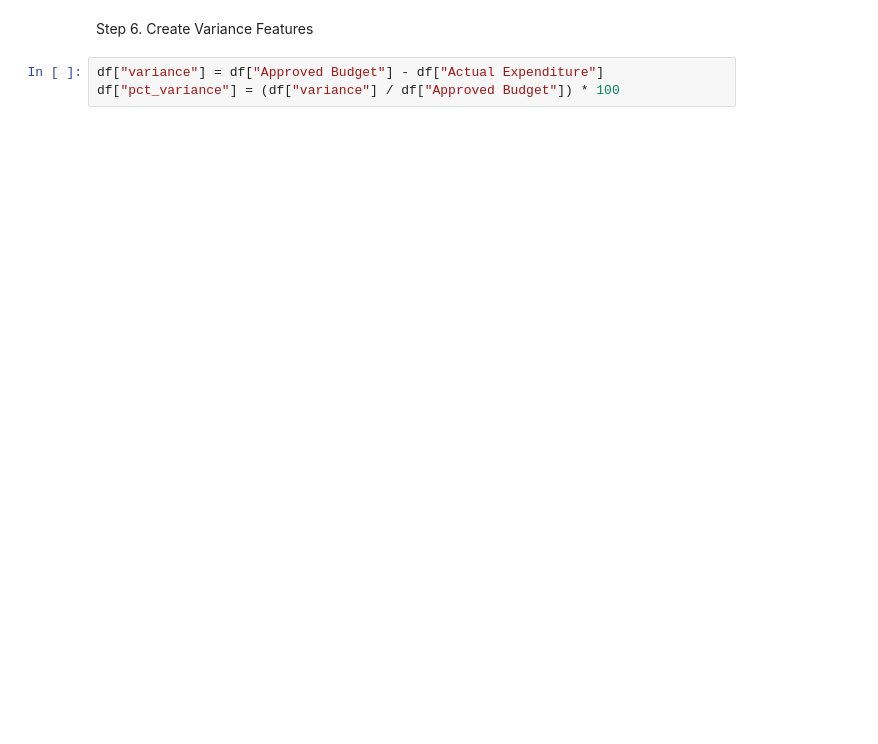
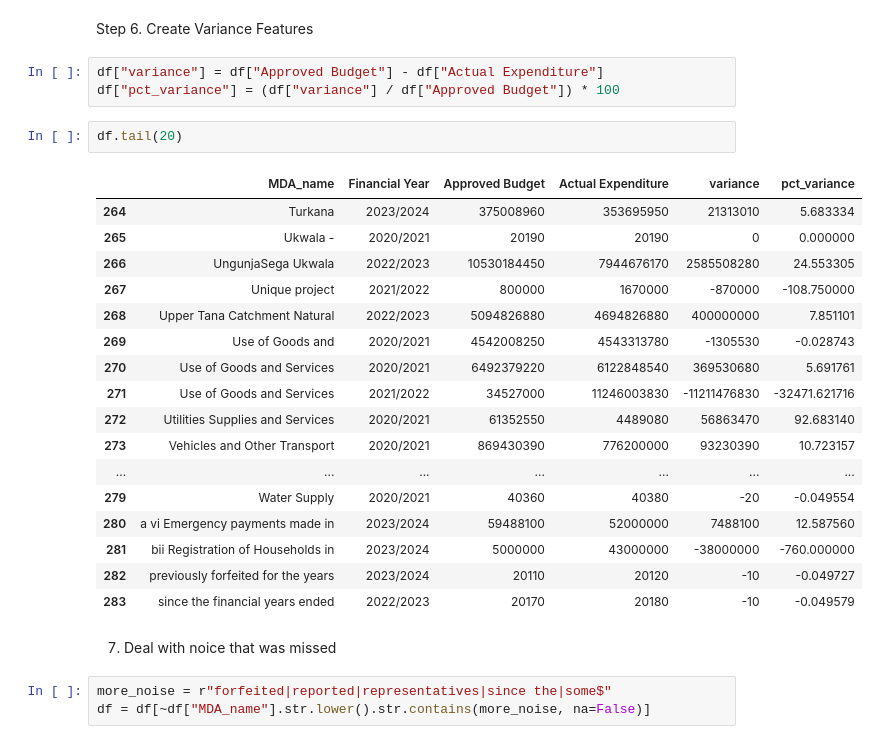
Before and after one commit to Sydney-Were/Analysis-of-National-Government-Ministries-Departments-and-Agencies-Budget-Data, a Jupyter notebook: Analysis.ipynb, the cells around one changed output. Drawn from its saved outputs; the diff is of its cells as text; blank space fills up the shorter version.

```diff
--- a/Analysis.ipynb
+++ b/Analysis.ipynb
@@ -254,3 +254,28 @@ Step 6. Create Variance Features
 # %%
 df["variance"] = df["Approved Budget"] - df["Actual Expenditure"]
 df["pct_variance"] = (df["variance"] / df["Approved Budget"]) * 100
+# %%
+df.tail(20)
+# %% [output]
+|  | MDA_name | Financial Year | Approved Budget | Actual Expenditure | variance | pct_variance |
+| 264 | Turkana | 2023/2024 | 375008960 | 353695950 | 21313010 | 5.683334 |
+| 265 | Ukwala - | 2020/2021 | 20190 | 20190 | 0 | 0.000000 |
+| 266 | UngunjaSega Ukwala | 2022/2023 | 10530184450 | 7944676170 | 2585508280 | 24.553305 |
+| 267 | Unique project | 2021/2022 | 800000 | 1670000 | -870000 | -108.750000 |
+| 268 | Upper Tana Catchment Natural | 2022/2023 | 5094826880 | 4694826880 | 400000000 | 7.851101 |
+| 269 | Use of Goods and | 2020/2021 | 4542008250 | 4543313780 | -1305530 | -0.028743 |
+| 270 | Use of Goods and Services | 2020/2021 | 6492379220 | 6122848540 | 369530680 | 5.691761 |
+| 271 | Use of Goods and Services | 2021/2022 | 34527000 | 11246003830 | -11211476830 | -32471.621716 |
+| 272 | Utilities Supplies and Services | 2020/2021 | 61352550 | 4489080 | 56863470 | 92.683140 |
+| 273 | Vehicles and Other Transport | 2020/2021 | 869430390 | 776200000 | 93230390 | 10.723157 |
+| ... | ... | ... | ... | ... | ... | ... |
+| 279 | Water Supply | 2020/2021 | 40360 | 40380 | -20 | -0.049554 |
+| 280 | a vi Emergency payments made in | 2023/2024 | 59488100 | 52000000 | 7488100 | 12.587560 |
+| 281 | bii Registration of Households in | 2023/2024 | 5000000 | 43000000 | -38000000 | -760.000000 |
+| 282 | previously forfeited for the years | 2023/2024 | 20110 | 20120 | -10 | -0.049727 |
+| 283 | since the financial years ended | 2022/2023 | 20170 | 20180 | -10 | -0.049579 |
+# %% [markdown]
+7. Deal with noice that was missed
+# %%
+more_noise = r"forfeited|reported|representatives|since the|some$"
+df = df[~df["MDA_name"].str.lower().str.contains(more_noise, na=False)]
```
Also changed, not shown: parts of 3 cells of this notebook.
